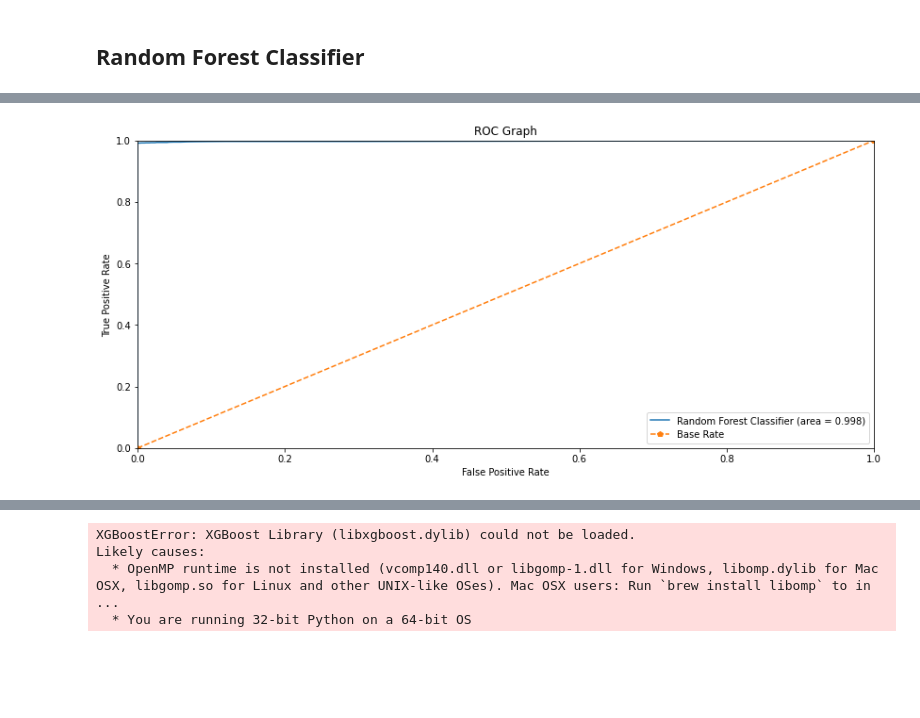
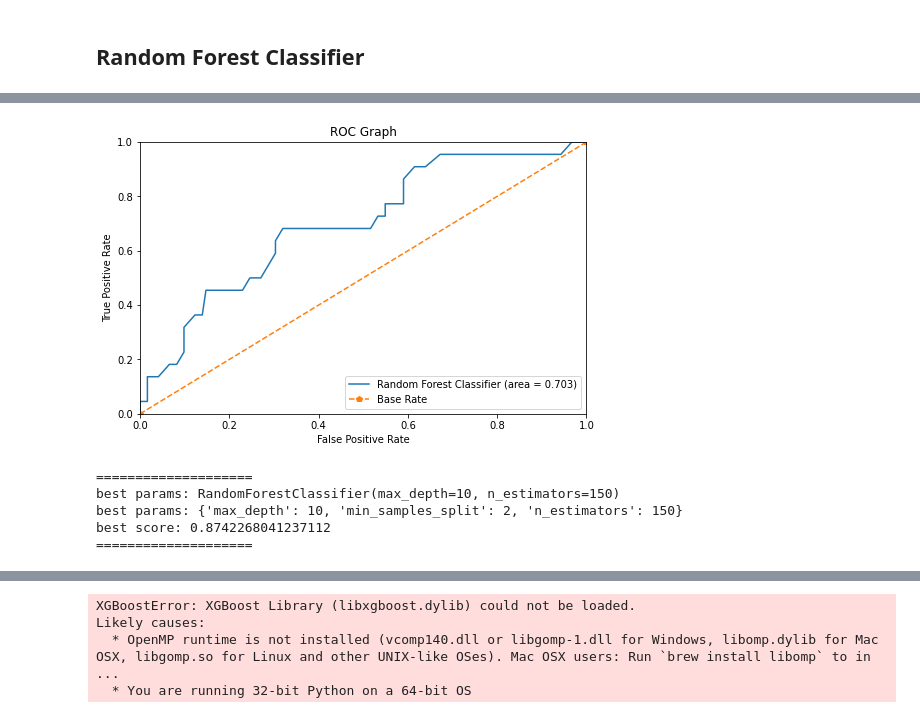
Before and after one commit to katherinezyb/Data-Analysis, a Jupyter notebook: Lending Club Data Analysis/Lending Club.ipynb, the cells around one changed output, grey strips where cells are left out. Drawn from its saved outputs; the diff is of its cells as text; code cells hidden in the pictures; blank space fills up the shorter version.

```diff
--- a/Lending Club Data Analysis/Lending Club.ipynb
+++ b/Lending Club Data Analysis/Lending Club.ipynb
@@ -98,3 +146,5 @@ df.shape
+# %%
+df = df[df.loan_status!='Current']
 # %%
 def coding(col, codeDict):
 
@@ -105,7 +155,7 @@ def coding(col, codeDict):
     return colCoded
 
 df["loan_status"] = coding(df["loan_status"],
-                           {'Current':0,'Fully Paid':0,
-                            'In Grace Period':1,'Late (31-120 days)':1,'Late (16-30 days)':1,'Charged Off':1})
+                           {'Fully Paid':0,'In Grace Period':1,'Late (31-120 days)':1,
+                            'Late (16-30 days)':1,'Charged Off':1})
 df['loan_status'].value_counts()
 # %% [output]
@@ -164,6 +229,11 @@ X_scale = scaler.fit_transform(X)
 
 from sklearn.model_selection import train_test_split
 X_train, X_test, y_train, y_test = train_test_split(X, y, test_size=0.2, random_state=0, stratify=y)
+# %%
+from imblearn.over_sampling import SMOTE
+# handle imbalanced data
+sm = SMOTE(random_state=42)    # over-sampling
+X_train, y_train = sm.fit_sample(X_train, y_train)
 # %%
 # Common sklearn Model Helpers
 from sklearn import feature_selection
@@ -174,7 +244,7 @@ from sklearn.model_selection import GridSearchCV
 from sklearn.model_selection import cross_val_score
 
 
-rf = RandomForestClassifier(n_estimators=100)
+rf = RandomForestClassifier()
 rf = rf.fit(X_train,y_train)
 # %%
 cnf_matrix = metrics.confusion_matrix(y_test, rf.predict(X_test))
@@ -221,20 +306,47 @@ plt.show()
 # %%
 # Create ROC Graph
 from sklearn.metrics import roc_curve
 fpr, tpr, thresholds = roc_curve(y_test, rf.predict_proba(X_test)[:,1])
-plt.figure(figsize=(14, 6))
+plt.figure(figsize=(8, 5))
 
 # Plot Logistic Regression ROC
 plt.plot(fpr, tpr, label='Random Forest Classifier (area = %0.3f)' % rf_roc_auc)
 # Plot Base Rate ROC
 plt.plot([0,1], [0,1],'p--',label='Base Rate')
 
 plt.xlim([0.0, 1.0])
 plt.ylim([0.0, 1.0])
 plt.xlabel('False Positive Rate')
 plt.ylabel('True Positive Rate')
 plt.title('ROC Graph')
 plt.legend(loc="lower right")
 plt.show()
 # %% [output]
-[figure, old version]
+[figure, new version]
+# %%
+from sklearn.model_selection import GridSearchCV
+
+rf_classifier = RandomForestClassifier()
+param_grid = {'n_estimators': [50, 100, 150],
+              'min_samples_split':[2,4,6],
+              'max_depth': [5, 10, 15]}
+
+grid_obj = GridSearchCV(rf_classifier,
+                        param_grid=param_grid,
+                        scoring='recall',
+                        cv=5)
+
+grid_fit = grid_obj.fit(X_train, y_train)
+rf = grid_fit.best_estimator_
+
+print('='*20)
+print("best params: " + str(grid_obj.best_estimator_))
+print("best params: " + str(grid_obj.best_params_))
+print('best score:', grid_obj.best_score_)
+print('='*20)
+# %% [output]
+====================
+best params: RandomForestClassifier(max_depth=10, n_estimators=150)
+best params: {'max_depth': 10, 'min_samples_split': 2, 'n_estimators': 150}
+best score: 0.8742268041237112
+====================
```
Also changed, not shown: parts of 23 cells of this notebook.
